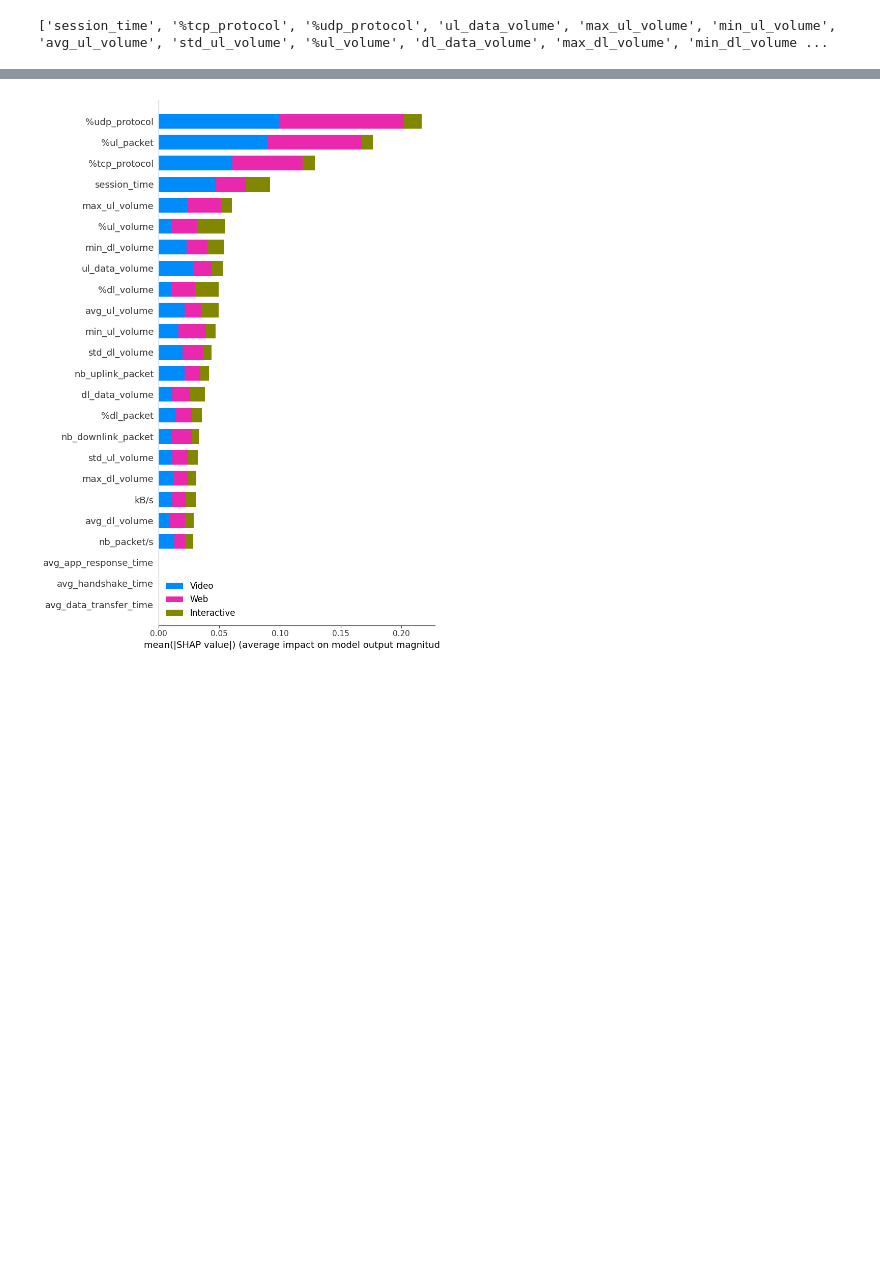
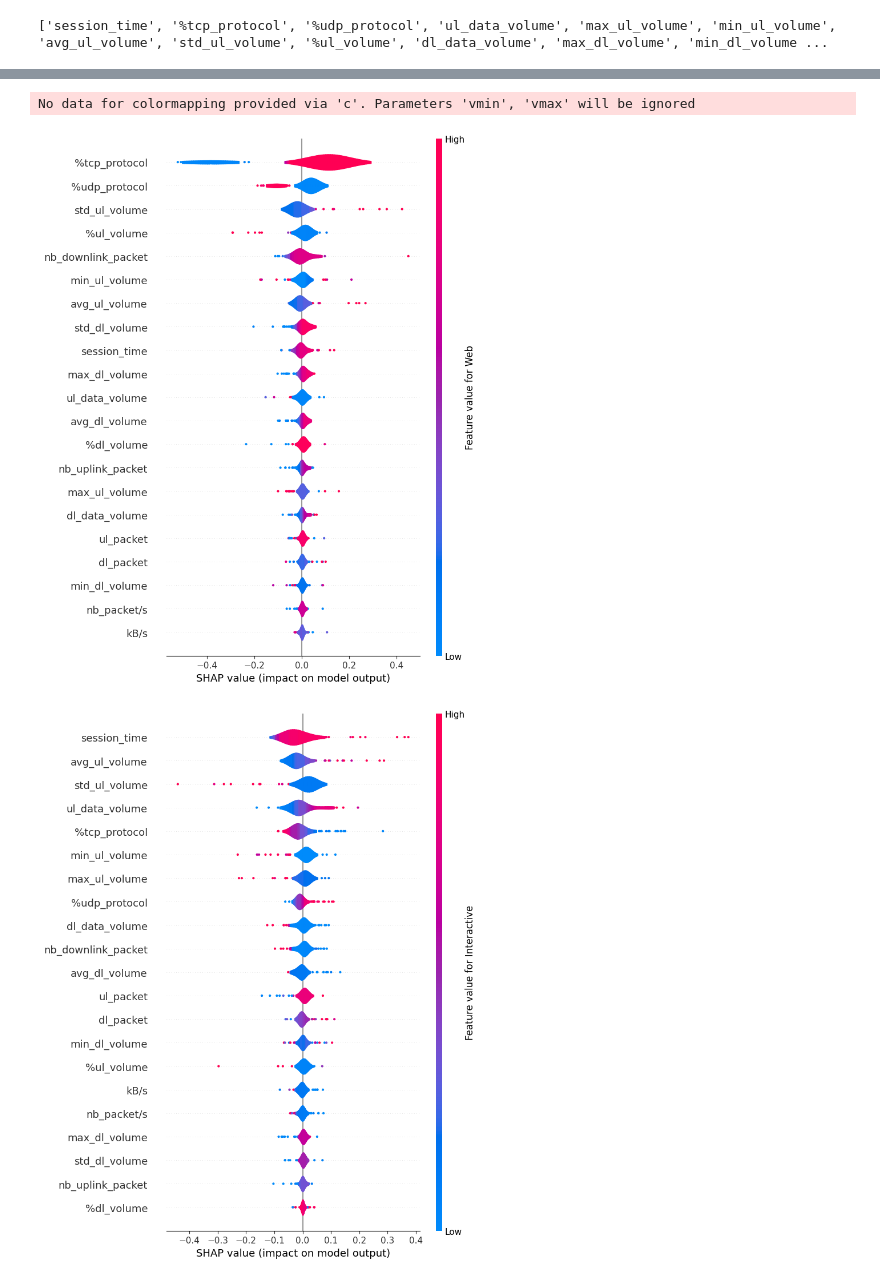
Before and after one commit to sandeepaamcp/activity-classification, a Jupyter notebook: xai/neural_networks_xai.ipynb, the cells around one changed output, grey strips where cells are left out. Drawn from its saved outputs; the diff is of its cells as text; code cells hidden in the pictures; blank space fills up the shorter version.

```diff
--- a/nn_xai.ipynb
+++ b/xai/neural_networks_xai.ipynb
@@ -21,8 +18,8 @@ last column: the expected output, for example: 1, 2, 3, corresponds to one of 3
 + 3: online video watching
 # %%
 # Load the training/testing dataset from csv files
-training_dataset = pd.read_csv("train_file.csv", header=0, usecols=[*range(1,26)], sep=",")
-testing_dataset = pd.read_csv("test_file.csv", header=0, usecols=[*range(1,26)], sep=",")
+training_dataset = pd.read_csv("../output_train_orig.csv", header=0, usecols=[*range(1,23)], sep=";")
+testing_dataset = pd.read_csv("../output_test.csv", header=0, usecols=[*range(1,23)], sep=";")
 
 # Remove missing values
 training_dataset.dropna(axis = 0, inplace = True)
@@ -51,13 +48,13 @@ print(features[:-1])
 # %%
 # Convert the expected output into arrays, e.g., 1 -> [1, 0, 0]
 output_training = []
-for i, val in enumerate(training_dataset.iloc[:,24]):
+for i, val in enumerate(training_dataset.iloc[:,21]):
     temp = [0, 0, 0]
     temp[val - 1] = 1
     output_training.append(temp)
 
 output_testing = []
-for i, val in enumerate(testing_dataset.iloc[:,24]):
+for i, val in enumerate(testing_dataset.iloc[:,21]):
     temp = [0, 0, 0]
     temp[val - 1] = 1
     output_testing.append(temp)
@@ -100,7 +97,7 @@ Preprocessed inputs of the training dataset: [[ 0.5300728   0.66135707 -0.661400
 # %%
 # Define the Keras model
 model = Sequential()
-model.add(Dense(12, input_shape=(24,), activation='relu'))
+model.add(Dense(12, input_shape=(21,), activation='relu'))
 model.add(Dense(8, activation='relu'))
 model.add(Dense(3, activation='sigmoid'))
 
@@ -186,5 +187,13 @@ with warnings.catch_warnings():
     shap_values = explainer.shap_values(X_test, nsamples=100)
 #print(shap_values)
 
-shap.summary_plot(shap_values, X_test, feature_names=features, max_display=24, class_names=classes)
+shap.summary_plot(shap_values[0], X_test, feature_names=features, max_display=24,
+                    class_names=classes, color_bar_label='Feature value for Web', plot_type="violin")
+shap.summary_plot(shap_values[1], X_test, feature_names=features, max_display=24,
+                    class_names=classes, color_bar_label='Feature value for Interactive', plot_type="violin")
+shap.summary_plot(shap_values[2], X_test, feature_names=features, max_display=24,
+                    class_names=classes, color_bar_label='Feature value for Video', plot_type="violin")
+
+shap.summary_plot(shap_values, X_test, feature_names=features, max_display=24,
+                    class_names=classes, color_bar_label='Feature value for all')
 # %% [output]
@@ -209 +219,3 @@ shap.summary_plot(shap_values, X_test, feature_names=features, max_display=24, c
+No data for colormapping provided via 'c'. Parameters 'vmin', 'vmax' will be ignored
-[figure, old version]
+[figure, new version]
+[figure, added]
```
Also changed, not shown: parts of 9 cells of this notebook, 12 other files.
